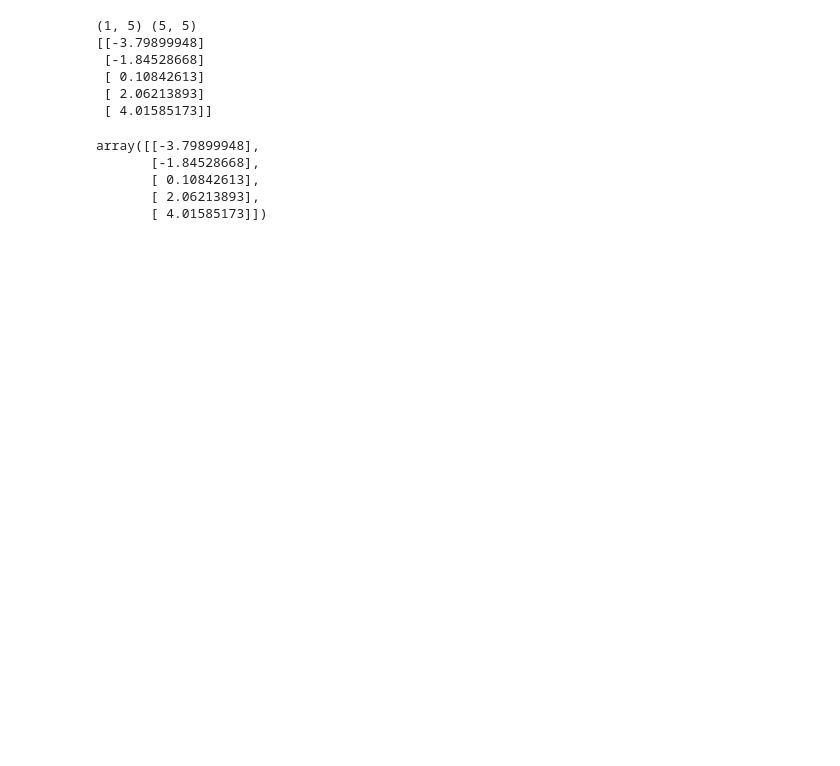
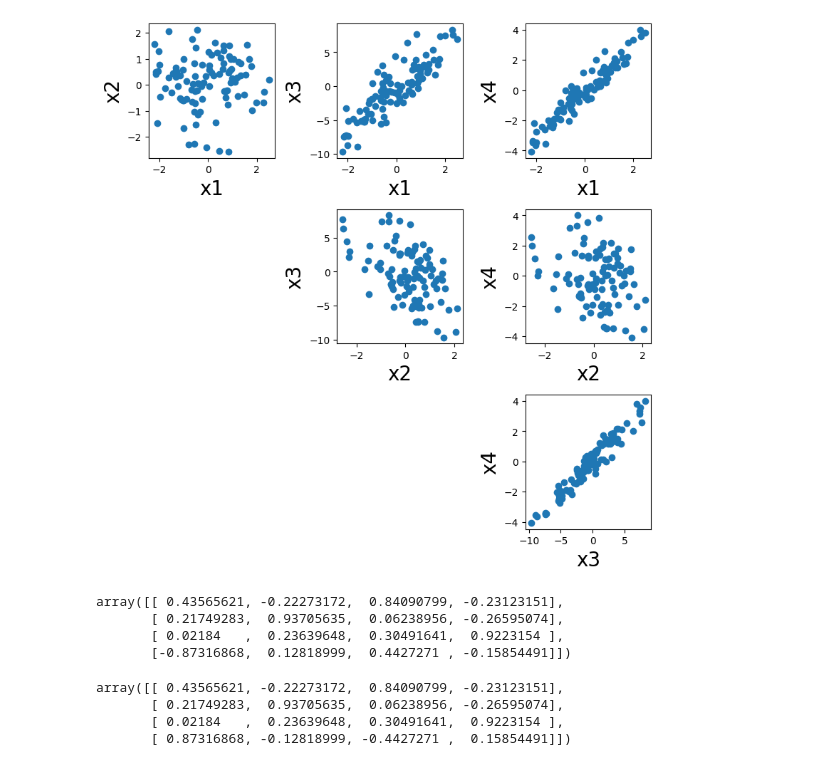
Before and after one commit to shashankshrivastava1/ML-Coding, a Jupyter notebook: PCA.ipynb, the cells around one changed output. Drawn from its saved outputs; the diff is of its cells as text; code cells hidden in the pictures; blank space fills up the shorter version.

```diff
--- a/PCA.ipynb
+++ b/PCA.ipynb
@@ -3,25 +4,43 @@ import numpy as np
+# %%
+x = np.random.normal(0,1,(100,4))
+x[:,2] = 3 * x[:,0] - 2 * x[:,1] + np.random.normal(0, 0.1, 100)
+x[:,3] = 1.5 * x[:,0] - 0.5 * x[:,1] + np.random.normal(0, 0.1, 100)
+plt.figure(figsize=(10,10))
+for i in range(4):
+    for j in range(4):
+        if j > i:
+            plt.subplot(4,4,i*4+j+1)
+            plt.scatter(x[:,i], x[:,j])
+            plt.xlabel(f'x{i+1}', fontsize=20)
+            plt.ylabel(f'x{j+1}', fontsize=20)
+plt.tight_layout()
+# %% [output]
+[figure, added]
 # %%
+
 class PCA:
     def __init__(self,k_component):
         self.mean = None
         self.k_component = k_component
-        self.component = None
+        self.components = None
 
     def fit(self,X):
         #get mean
-        self.mean = np.mean(X)
+        self.mean = np.mean(X,axis=0)
         # print(self.mean)
 
         #centring
-        X = X - self.mean
+        X = (X - self.mean)
         # print(X)
 
         #calculate the covariance, here we have to give sample as columns, but in our array we have row wise arranged it
-        covariance = np.cov(X.T)
+        covariance = np.cov(X,rowvar=False)
         # print(covariance)
 
         #get eigen value and eigen vector of covariance matrix
         e_values,e_vectors=np.linalg.eig(covariance)
+
+        e_vectors = e_vectors.T
 
         # print(e_values)
         #sort the eigenvalues and eigenvectors
@@ -30,34 +49,44 @@ class PCA:
         e_values = e_values[idx]
         e_vectors = e_vectors[idx]
 
-        # print(e_values,e_vectors)
+        # print(e_vectors)
 
-        self.component = e_vectors[:self.k_component]
-        print(self.component.shape,X.shape)
+        self.components = e_vectors[:self.k_component]
+
+
+    def transform(self, X):
+        # projects data
+        X = X - self.mean
+        return np.dot(X, self.components.T)
 
     def transform(self,X):
         X = X-self.mean
-        projection =  np.dot(X,self.component.T)
-        print(projection)
+        projection =  np.dot(X,self.components.T)
         return projection
 
 
 
-x = np.arange(1,26).reshape(5,5)
+
 # print(x)
-pca =PCA(1)
+mypca =PCA(30)
 
-pca.fit(x)
-pca.transform(x)
+mypca.fit(x)
+mypca.transform(x)
+mypca.components
 # %% [output]
-(1, 5) (5, 5)
-[[-3.79899948]
- [-1.84528668]
- [ 0.10842613]
- [ 2.06213893]
- [ 4.01585173]]
+array([[ 0.43565621, -0.22273172,  0.84090799, -0.23123151],
+       [ 0.21749283,  0.93705635,  0.06238956, -0.26595074],
+       [ 0.02184   ,  0.23639648,  0.30491641,  0.9223154 ],
+       [-0.87316868,  0.12818999,  0.4427271 , -0.15854491]])
-array([[-3.79899948],
-       [-1.84528668],
-       [ 0.10842613],
-       [ 2.06213893],
-       [ 4.01585173]])
+# %%
+#Checking with sklearn version
+from sklearn.decomposition import PCA
+pca =PCA(n_components=4)
+pca.fit(x)
+pca.transform(x)
+pca.components_
+# %% [output]
+array([[ 0.43565621, -0.22273172,  0.84090799, -0.23123151],
+       [ 0.21749283,  0.93705635,  0.06238956, -0.26595074],
+       [ 0.02184   ,  0.23639648,  0.30491641,  0.9223154 ],
+       [ 0.87316868, -0.12818999, -0.4427271 ,  0.15854491]])
```
Also changed, not shown: parts of 1 cell of this notebook, 1 other file.
